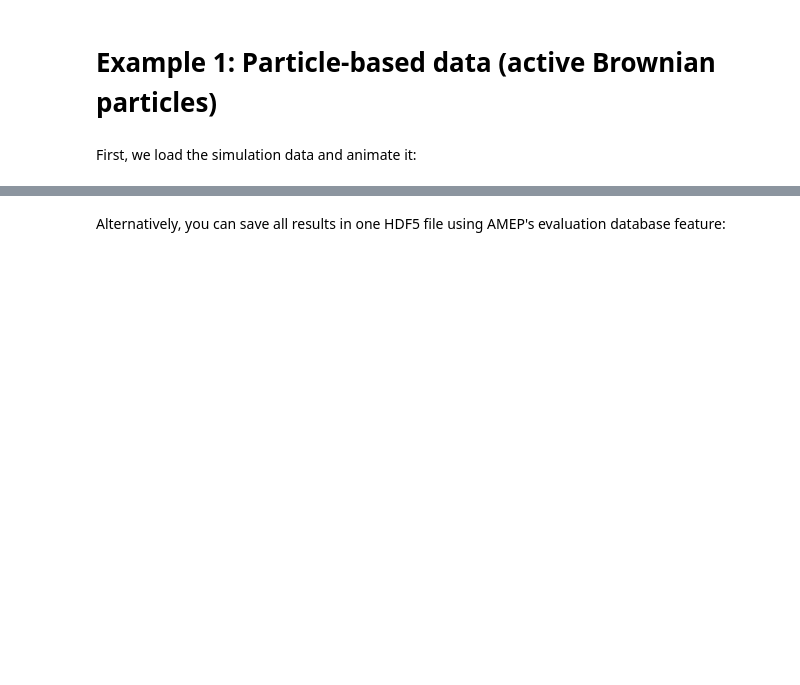
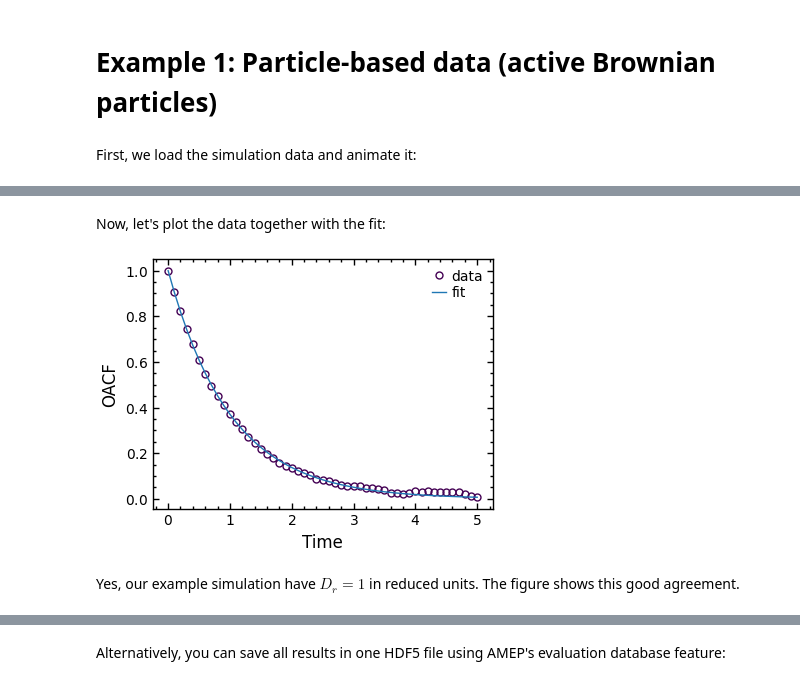
Before and after one commit to amepproject/amep, a Jupyter notebook: examples/amep-examples.ipynb, the cells around one changed output, grey strips where cells are left out. Saved outputs shown, nothing was run; the diff lists cells and outputs as text; code cells hidden in the pictures; blank space fills up the shorter version.

```diff
--- a/examples/amep-examples.ipynb
+++ b/examples/amep-examples.ipynb
@@ -40,0 +108,37 @@ oacf = amep.evaluate.OACF(traj)
+# %% [markdown]
+Now, let's plot the data together with the fit:
+# %%
+# create a figure object
+fig, axs = amep.plot.new()
+
+# plot the OACF in a log-log plot
+axs.plot(
+    oacf.times,
+    oacf.frames,
+    label="data",
+    marker='o',
+    ms=5,
+    fillstyle="none",
+    ls=""
+)
+
+# plot fit
+# fit can be generated via the `.generate()` function
+axs.plot(
+    oacf.times,
+    fit.generate(oacf.times),
+    label="fit",
+    marker='',
+    color='tab:blue',
+    linestyle='-'
+)
+
+axs.set_xlabel("Time")
+axs.set_ylabel("OACF")
+axs.legend()
+
+fig.savefig("./particles-oacf-fit-example.png")
+# %% [output]
+[figure, added]
+# %% [markdown]
+Yes, our example simulation have $D_r=1$ in reduced units. The figure shows this good agreement.
```
Also changed, not shown: parts of 52 cells of this notebook, 1 other file.
